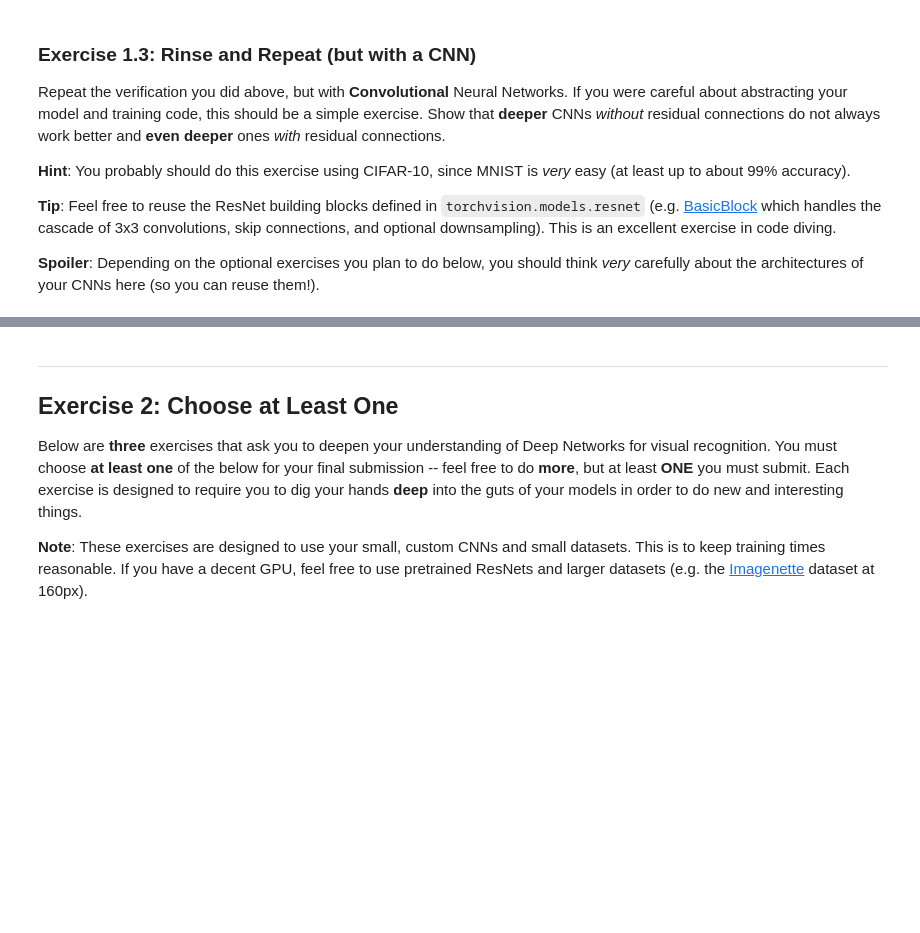
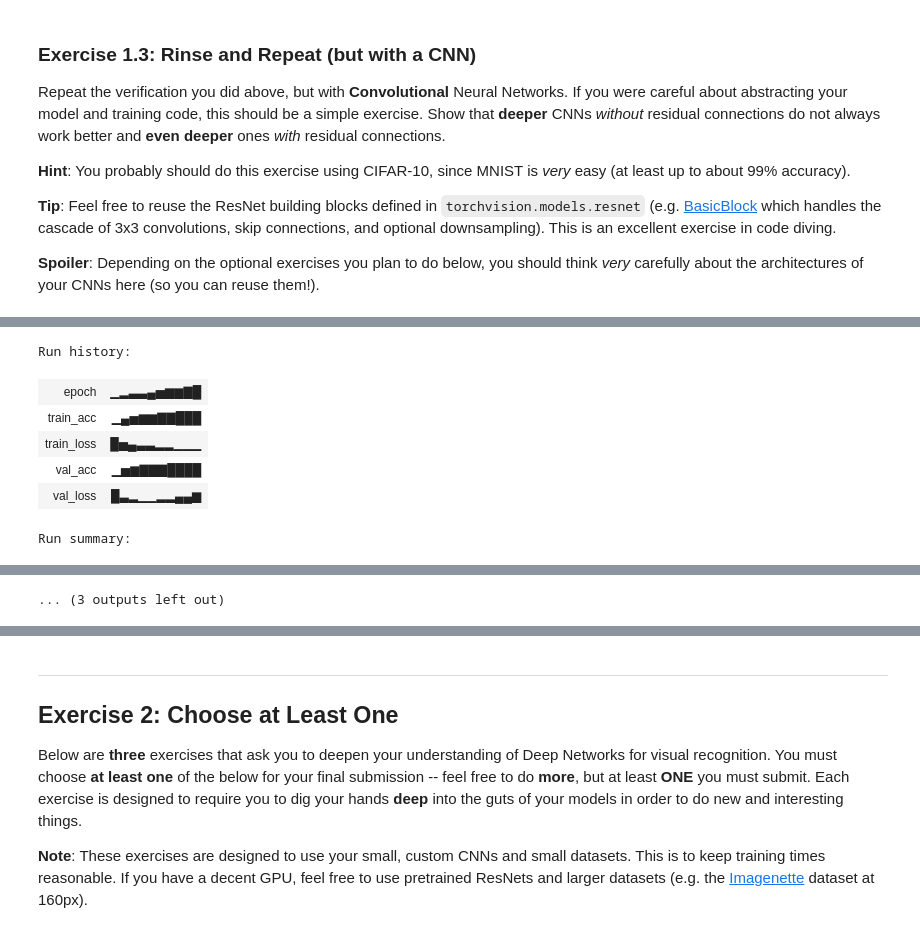
Before and after one commit to emile-kophi/AML_Labs, a Jupyter notebook: Exercise/Lab1_CNN.ipynb, the cells around one changed output, grey strips where cells are left out. Saved outputs shown, nothing was run; the diff lists cells and outputs as text; code cells hidden in the pictures; blank space fills up the shorter version.

```diff
--- a/Exercise/Lab1_CNN.ipynb
+++ b/Exercise/Lab1_CNN.ipynb
@@ -123,8 +131,9 @@ def train_model(model, train_loader, val_loader, optimizer, criterion, num_epoch
                 patience, min_delta,
                 delta_overfit, overfit_patience,
                 wandb_project=None, wandb_run_name=None):
-
+    device = torch.device('cuda' if torch.cuda.is_available() else 'cpu')
     model.to(device)
+    print(f"Device: {device}")
 
     train_losses = []
     val_losses = []
@@ -133,6 +142,7 @@ def train_model(model, train_loader, val_loader, optimizer, criterion, num_epoch
     overfit_epochs = 0
     insufficient_change_epochs = 0
     prev_val_loss = None
+    actual_epochs = num_epochs  # Default: all epochs completed
 
     # Initialize Weights & Biases
     if wandb_project is not None:
@@ -203,9 +213,9 @@ def train_model(model, train_loader, val_loader, optimizer, criterion, num_epoch
             # If validation loss increases, count as potential overfitting
             if val_loss > best_val_loss + delta_overfit:
                 overfit_epochs += 1
-                print(f"Warning:Change in the trend of value  val_loss: best value= {best_val_loss:.4f} | current value= {val_loss:.4f}")
+                print(f"⚠️WARNING:Change in the trend of value  val_loss: best value= {best_val_loss:.4f} | current value= {val_loss:.4f}")
                 if overfit_epochs >= overfit_patience:
-                    print(f"Early stopping due to overfitting\nEpoch {epoch+1}: val_loss is INCREASING for {overfit_patience} epochs (hight risk for overfitting)")
+                    print(f"🛑Early stopping due to high risk of OVERFITTING\nEpoch {epoch+1}: val_loss is INCREASING for {overfit_patience} epochs")
                     actual_epochs = epoch + 1
                     break
             else:
@@ -221,9 +231,9 @@ def train_model(model, train_loader, val_loader, optimizer, criterion, num_epoch
             insufficient_change_epochs = 0
         else:
             insufficient_change_epochs += 1
-            print(f"  Δ(val_loss) < {min_delta} for {insufficient_change_epochs} consecutive epoch(s)")
+            print(f"⚠️Δ(val_loss) < {min_delta} for {insufficient_change_epochs} consecutive epoch(s)")
             if insufficient_change_epochs >= patience:
-                print(f"Early stopping due to stagnation\nEpoch {epoch+1}: No significant change (|Δ| < {min_delta}) for {patience} consecutive epochs.")
+                print(f"🛑Early stopping due to STAGNATION\nEpoch {epoch+1}: No significant change (|Δ| < {min_delta}) for {patience} consecutive epochs.")
                 actual_epochs = epoch + 1
                 break
 
@@ -521,0 +587,60 @@ Repeat the verification you did above, but with **Convolutional** Neural Network
+# %%
+# Hyperparameters and configuration
+num_layers = 4
+
+num_classes = 10
+base_channels = 32
+dropout_rate = 0.2
+
+in_channels = 3   # Input channels (RGB images → 3 channels)
+
+padding = 1
+learning_rate = 0.001
+num_epochs = 50
+patience = 5
+min_delta = 0.001
+delta_overfit = 0.01
+overfit_patience = 5
+
+# Instantiate CNN model
+cnn_model = VariableDepthCNN(
+    num_layers, num_classes, base_channels, dropout_rate, in_channels, padding
+).to(device)
+
+# optimizer and loss function
+cnn_optimizer = torch.optim.Adam(cnn_model.parameters(), lr=learning_rate)
+criterion = nn.CrossEntropyLoss()
+
+# Train the CNN
+train_losses_cnn, val_losses_cnn, epochs_cnn = train_model(
+    cnn_model,
+    train_loader,
+    val_loader,
+    cnn_optimizer,
+    criterion,
+    num_epochs,
+    device,
+    patience,
+    min_delta,
+    delta_overfit,
+    overfit_patience,
+    wandb_project="AMLP_SimpleCNN",
+    wandb_run_name="SimpleCNN"
+)
+
+# Evaluation
+test_loss_cnn, test_acc_cnn, test_prec_cnn = evaluate(
+    cnn_model,
+    test_loader,
+    criterion,
+    device
+)
+
+
+#print results
+print("SimpleCNN performance on TEST SET")
+print("-" * 70)
+print(f"|{'Model':<18} | {'Epochs':<7} | {'Loss':<10} | {'Accuracy':<10} | {'Precision':<10}|")
+print("-" * 70)
+print(f"|{f'SimpleCNN [{num_layers}Layer]':<15} | {epochs_cnn:<7} | {test_loss_cnn:<10.4f} | {test_acc_cnn:<10.4f} | {test_prec_cnn:<10.4f}|")
+# %% [output]
@@ -521,0 +671,7 @@ Repeat the verification you did above, but with **Convolutional** Neural Network
+Run history:
+| epoch | ▁▂▃▃▄▅▆▆▇█ |
+| train_acc | ▁▄▅▆▆▇▇███ |
+| train_loss | █▅▄▃▃▂▂▁▁▁ |
+| val_acc | ▁▅▆▇▇▇████ |
+| val_loss | █▃▂▁▁▂▂▄▄▆ |
+Run summary:
@@ -521,0 +683 @@ Repeat the verification you did above, but with **Convolutional** Neural Network
+... (3 outputs left out)
```
Also changed, not shown: parts of 41 cells of this notebook, 3 other files.
